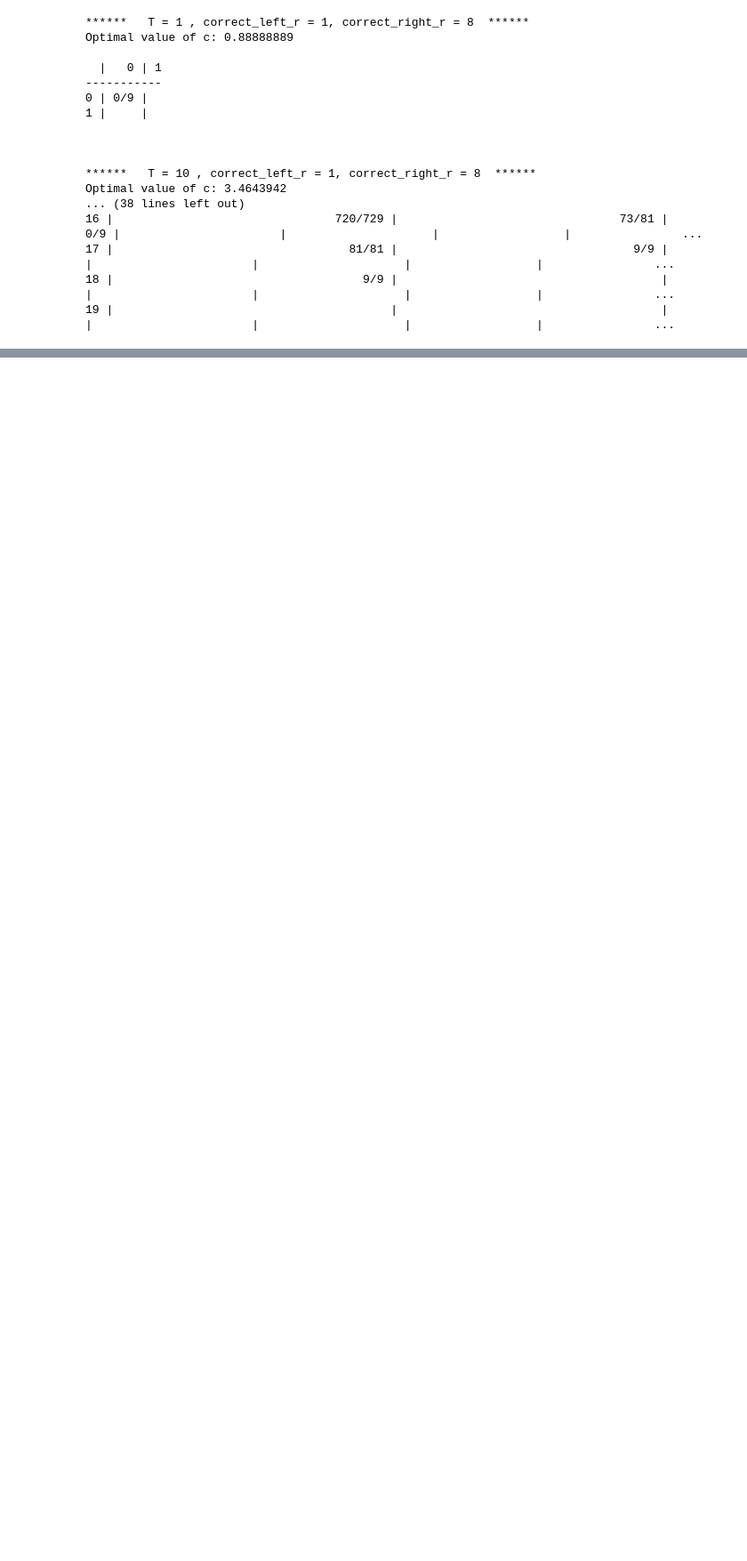
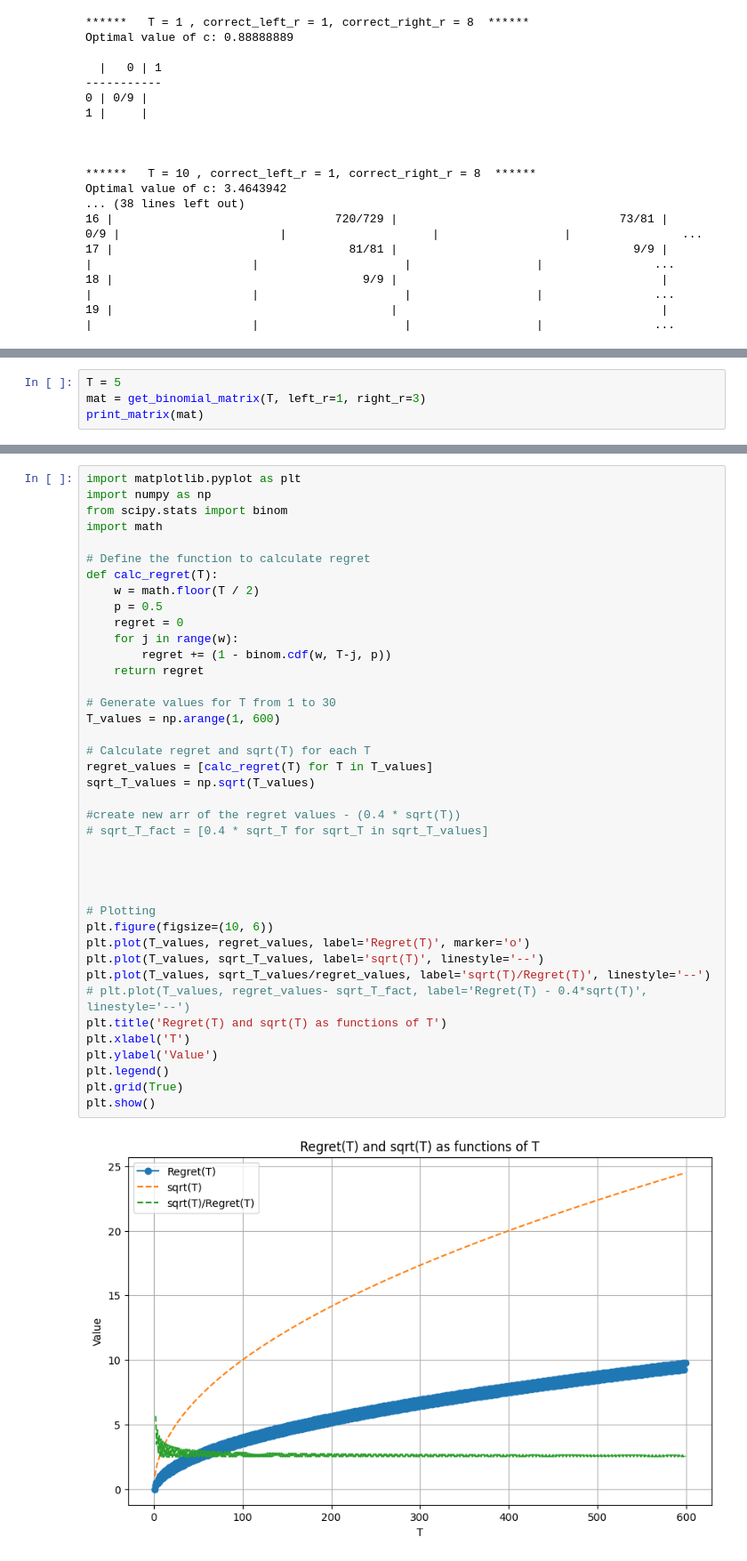
Before and after one commit to Hadartalisr/RL, a Jupyter notebook: LP/LP_test.ipynb, the cells around one changed output, grey strips where cells are left out. Shown at 89% size. Cells and saved outputs as stored; diff of their text form; blank space fills up the shorter version.

```diff
--- a/LP/LP_test.ipynb
+++ b/LP/LP_test.ipynb
@@ -417,0 +488,4 @@ Optimal value of c: 3.4643942
+# %%
+T = 5
+mat = get_binomial_matrix(T, left_r=1, right_r=3)
+print_matrix(mat)
@@ -417,0 +501,42 @@ Optimal value of c: 3.4643942
+# %%
+import matplotlib.pyplot as plt
+import numpy as np
+from scipy.stats import binom
+import math
+
+# Define the function to calculate regret
+def calc_regret(T):
+    w = math.floor(T / 2)
+    p = 0.5
+    regret = 0
+    for j in range(w):
+        regret += (1 - binom.cdf(w, T-j, p))
+    return regret
+
+# Generate values for T from 1 to 30
+T_values = np.arange(1, 600)
+
+# Calculate regret and sqrt(T) for each T
+regret_values = [calc_regret(T) for T in T_values]
+sqrt_T_values = np.sqrt(T_values)
+
+#create new arr of the regret values - (0.4 * sqrt(T))
+# sqrt_T_fact = [0.4 * sqrt_T for sqrt_T in sqrt_T_values]
+
+
+
+
+# Plotting
+plt.figure(figsize=(10, 6))
+plt.plot(T_values, regret_values, label='Regret(T)', marker='o')
+plt.plot(T_values, sqrt_T_values, label='sqrt(T)', linestyle='--')
+plt.plot(T_values, sqrt_T_values/regret_values, label='sqrt(T)/Regret(T)', linestyle='--')
+# plt.plot(T_values, regret_values- sqrt_T_fact, label='Regret(T) - 0.4*sqrt(T)', linestyle='--')
+plt.title('Regret(T) and sqrt(T) as functions of T')
+plt.xlabel('T')
+plt.ylabel('Value')
+plt.legend()
+plt.grid(True)
+plt.show()
+# %% [output]
+[figure, added]
```
Also changed, not shown: parts of 7 cells of this notebook, 1 other file.
